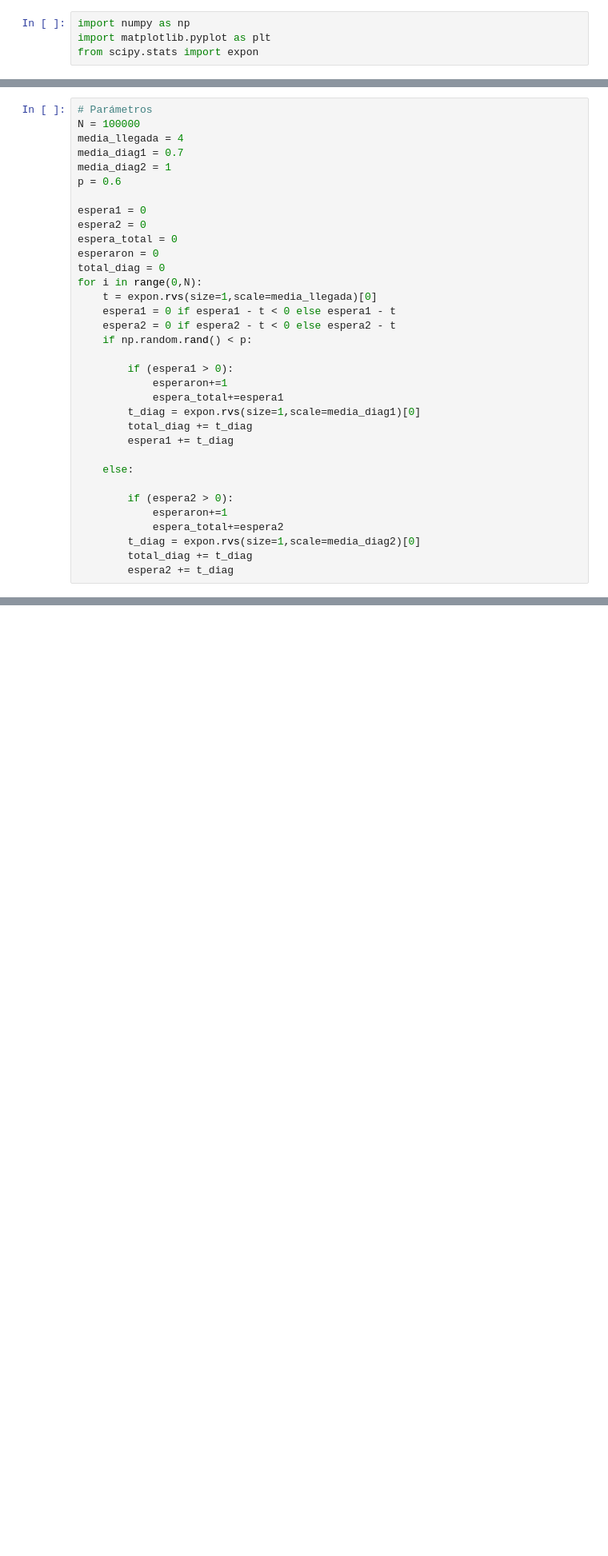
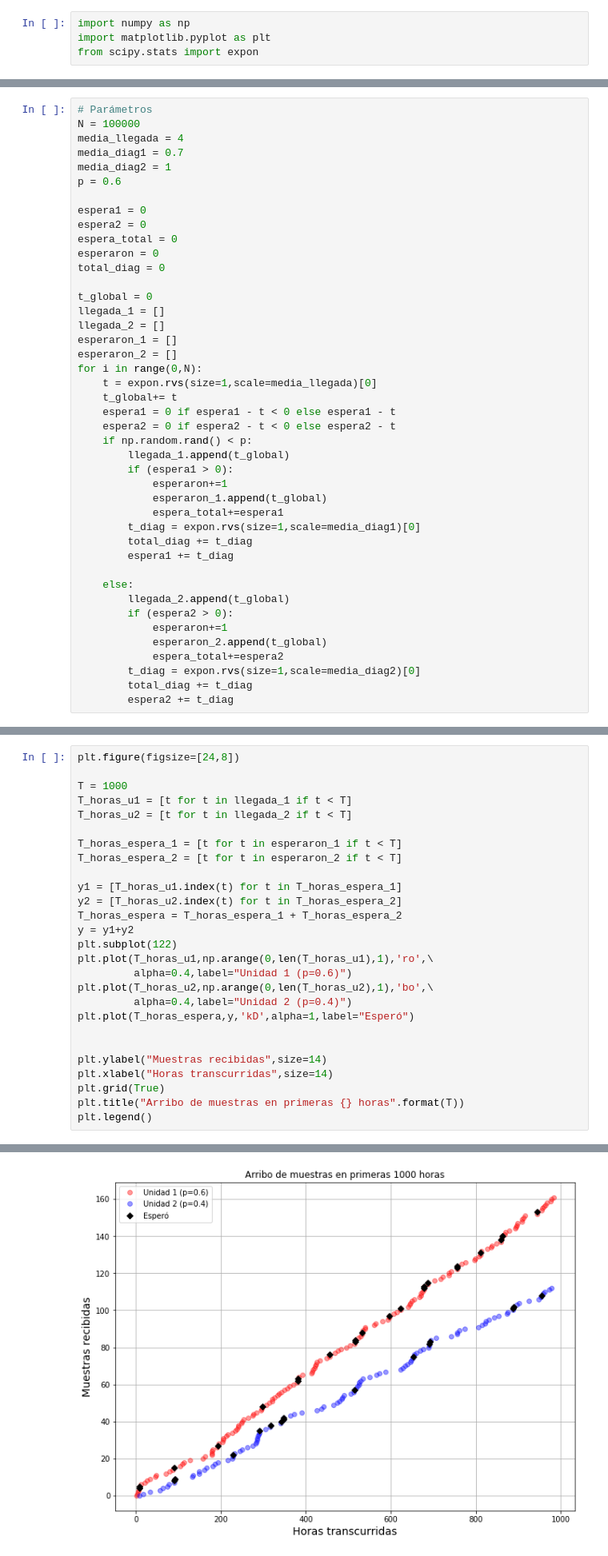
Before and after one commit to jowisaidman/SimulacionTp2, a Jupyter notebook: Ejercicio1.ipynb, the cells around one changed output, grey strips where cells are left out. Shown at 80% size. Saved outputs shown, nothing was run; the diff lists cells and outputs as text; blank space fills up the shorter version.

```diff
--- a/Ejercicio1.ipynb
+++ b/Ejercicio1.ipynb
@@ -58,23 +60,32 @@ espera2 = 0
 espera_total = 0
 esperaron = 0
 total_diag = 0
+
+t_global = 0
+llegada_1 = []
+llegada_2 = []
+esperaron_1 = []
+esperaron_2 = []
 for i in range(0,N):
     t = expon.rvs(size=1,scale=media_llegada)[0]
+    t_global+= t
     espera1 = 0 if espera1 - t < 0 else espera1 - t
     espera2 = 0 if espera2 - t < 0 else espera2 - t
     if np.random.rand() < p:
-
+        llegada_1.append(t_global)
         if (espera1 > 0):
             esperaron+=1
+            esperaron_1.append(t_global)
             espera_total+=espera1
         t_diag = expon.rvs(size=1,scale=media_diag1)[0]
         total_diag += t_diag
         espera1 += t_diag
 
     else:
-
+        llegada_2.append(t_global)
         if (espera2 > 0):
             esperaron+=1
+            esperaron_2.append(t_global)
             espera_total+=espera2
         t_diag = expon.rvs(size=1,scale=media_diag2)[0]
         total_diag += t_diag
@@ -96,0 +116,28 @@ espera_total / N
+# %%
+plt.figure(figsize=[24,8])
+
+T = 1000
+T_horas_u1 = [t for t in llegada_1 if t < T]
+T_horas_u2 = [t for t in llegada_2 if t < T]
+
+T_horas_espera_1 = [t for t in esperaron_1 if t < T]
+T_horas_espera_2 = [t for t in esperaron_2 if t < T]
+
+y1 = [T_horas_u1.index(t) for t in T_horas_espera_1]
+y2 = [T_horas_u2.index(t) for t in T_horas_espera_2]
+T_horas_espera = T_horas_espera_1 + T_horas_espera_2
+y = y1+y2
+plt.subplot(122)
+plt.plot(T_horas_u1,np.arange(0,len(T_horas_u1),1),'ro',\
+         alpha=0.4,label="Unidad 1 (p=0.6)")
+plt.plot(T_horas_u2,np.arange(0,len(T_horas_u2),1),'bo',\
+         alpha=0.4,label="Unidad 2 (p=0.4)")
+plt.plot(T_horas_espera,y,'kD',alpha=1,label="Esperó")
+
+
+plt.ylabel("Muestras recibidas",size=14)
+plt.xlabel("Horas transcurridas",size=14)
+plt.grid(True)
+plt.title("Arribo de muestras en primeras {} horas".format(T))
+plt.legend()
+# %% [output]
@@ -96,0 +145 @@ espera_total / N
+[figure, added]
```
Also changed, not shown: parts of 26 cells of this notebook.
